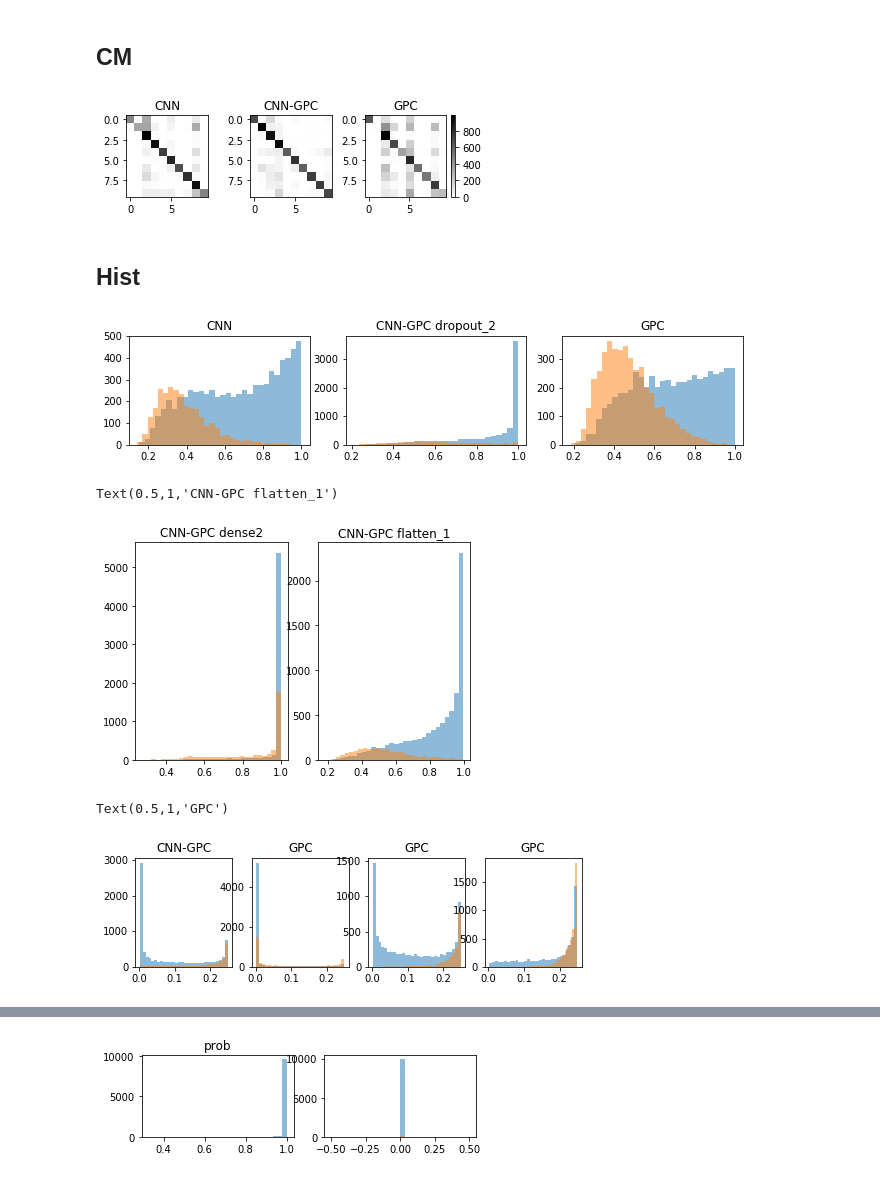
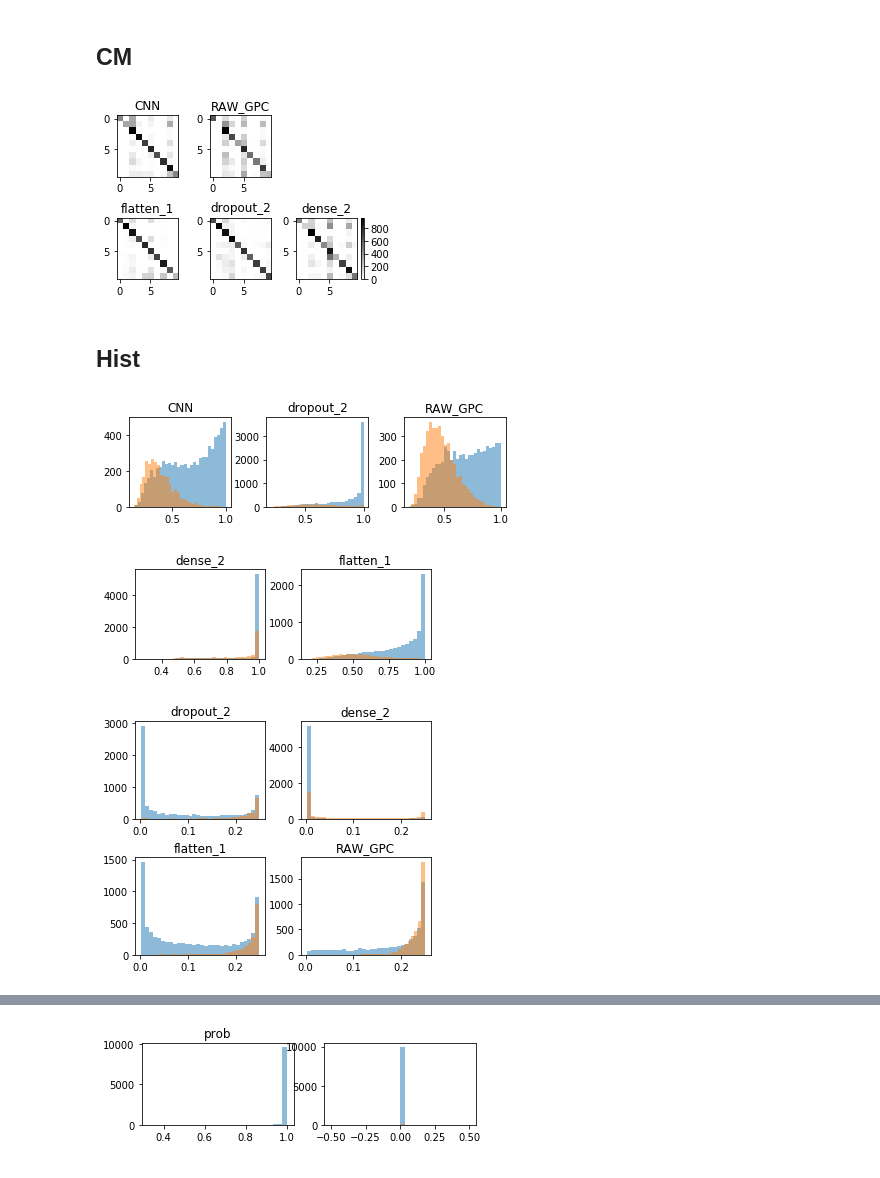
Before and after one commit to andiac/convgp, a Jupyter notebook: plot.ipynb, the cells around one changed output, grey strips where cells are left out. Drawn from its saved outputs; the diff is of its cells as text; code cells hidden in the pictures.

```diff
--- a/plot.ipynb
+++ b/plot.ipynb
@@ -114,36 +115,44 @@ gen_img(idxs, 5, "sp")
 # %%
 def confusion_matrix_gen(pred, y):
     cm = np.zeros((10, 10), dtype = "int64")
     for idx in range(len(y)):
         cm[y[idx]][pred[idx]] += 1
     return cm
 
 np.argmax(cc["prob"], axis=1).shape
 cc["Yt"].shape
 
 cc_cm = confusion_matrix_gen(np.argmax(cc["prob"], axis=1), cc["Yt"])
 c128_cm = confusion_matrix_gen(np.argmax(c128["prob"], axis=1), c128["Yt"])
 c10_cm = confusion_matrix_gen(np.argmax(c10["prob"], axis=1), c10["Yt"])
+c9216_cm = confusion_matrix_gen(np.argmax(c9216["prob"], axis=1), c9216["Yt"])
 cr_cm = confusion_matrix_gen(np.argmax(cr["prob"], axis=1), cr["Yt"])
 #print(cc_cm)
 
-fig = plt.figure(figsize=(6.3,1.5))
-plt.subplot(1, 3, 1)
+fig = plt.figure(figsize=(4.4,3))
+plt.subplot(2, 3, 1)
 plt.imshow(cc_cm, cmap="binary")
 plt.gca().set_title('CNN')
-plt.subplot(1, 3, 2)
-plt.imshow(c128_cm, cmap="binary")
-plt.gca().set_title('CNN-GPC')
 #plt.subplot(1, 4, 3)
 #plt.imshow(c10_cm, cmap="binary")
 #plt.gca().set_title('CNN-GPC')
-plt.subplot(1, 3, 3)
+plt.subplot(2, 3, 2)
 plt.imshow(cr_cm, cmap="binary")
-plt.gca().set_title('GPC')
+plt.gca().set_title('RAW_GPC')
+plt.subplot(2, 3, 4)
+plt.imshow(c9216_cm, cmap="binary")
+plt.gca().set_title('flatten_1')
+plt.subplot(2, 3, 5)
+plt.imshow(c128_cm, cmap="binary")
+plt.gca().set_title('dropout_2')
+plt.subplot(2, 3, 6)
+plt.imshow(c10_cm, cmap="binary")
+plt.gca().set_title('dense_2')
 plt.colorbar()
-fig.savefig(os.path.join('./plots/', 'confusion_matrix.eps'), format="eps", dpi=600)
+plt.tight_layout(h_pad = 1.0, w_pad=0.0)
+fig.savefig(os.path.join('./plots/', 'confusion_matrix.pdf'), format="pdf", dpi=600)
 # %% [output]
-[figure, old version]
+[figure, new version]
 # %% [markdown]
 ## Hist
 # %%
@@ -161,7 +170,7 @@ cc_max_prob = max_prob(cc["prob"])
 cc_t_idxs = np.where(cc_correct)
 cc_f_idxs = np.where(np.logical_not(cc_correct))
 
-fig = plt.figure(figsize=(11,2))
+fig = plt.figure(figsize=(6,2))
 plt.subplot(1, 3, 1)
 plt.hist(cc_max_prob[cc_t_idxs], alpha=0.5, bins=30)
 plt.hist(cc_max_prob[cc_f_idxs], alpha=0.5, bins=30)
@@ -176,7 +185,7 @@ c128_f_idxs = np.where(np.logical_not(c128_correct))
 plt.subplot(1, 3, 2)
 plt.hist(c128_max_prob[c128_t_idxs], alpha=0.5, bins=30)
 plt.hist(c128_max_prob[c128_f_idxs], alpha=0.5, bins=30)
-plt.gca().set_title('CNN-GPC dropout_2')
+plt.gca().set_title('dropout_2')
 
 cr_correct = correct(pred(cr["prob"]), cr["Yt"])
 cr_max_prob = max_prob(cr["prob"])
@@ -185,13 +194,14 @@ cr_t_idxs = np.where(cr_correct)
 cr_f_idxs = np.where(np.logical_not(cr_correct))
 
 plt.subplot(1, 3, 3)
+plt.tight_layout(h_pad = 0.0, w_pad=0.0)
 plt.hist(cr_max_prob[cr_t_idxs], alpha=0.5, bins=30)
 plt.hist(cr_max_prob[cr_f_idxs], alpha=0.5, bins=30)
-plt.gca().set_title('GPC')
+plt.gca().set_title('RAW_GPC')
 
-fig.savefig(os.path.join('./plots/', 'hist.eps'), format="eps", dpi=600)
+fig.savefig(os.path.join('./plots/', 'probhist.pdf'), format="pdf", dpi=600)
 # %% [output]
-[figure, old version]
+[figure, new version]
 # %%
 c10_correct = correct(pred(c10["prob"]), c10["Yt"])
 c10_max_prob = max_prob(c10["prob"])
@@ -199,10 +209,11 @@ c10_max_prob_var = np.diag(c10["var"][:, np.argmax(c10["prob"], axis=1)])
 c10_t_idxs = np.where(c10_correct)
 c10_f_idxs = np.where(np.logical_not(c10_correct))
 
+fig = plt.figure(figsize=(5,2))
 plt.subplot(1, 2, 1)
 plt.hist(c10_max_prob[c10_t_idxs], alpha=0.5, bins=30)
 plt.hist(c10_max_prob[c10_f_idxs], alpha=0.5, bins=30)
-plt.gca().set_title('CNN-GPC dense2')
+plt.gca().set_title('dense_2')
 
 c9216_correct = correct(pred(c9216["prob"]), c9216["Yt"])
 c9216_max_prob = max_prob(c9216["prob"])
@@ -211,30 +222,32 @@ c9216_t_idxs = np.where(c9216_correct)
 c9216_f_idxs = np.where(np.logical_not(c9216_correct))
 
 plt.subplot(1, 2, 2)
+plt.tight_layout(h_pad = 0.0, w_pad=1.0)
 plt.hist(c9216_max_prob[c9216_t_idxs], alpha=0.5, bins=30)
 plt.hist(c9216_max_prob[c9216_f_idxs], alpha=0.5, bins=30)
-plt.gca().set_title('CNN-GPC flatten_1')
+plt.gca().set_title('flatten_1')
+fig.savefig(os.path.join('./plots/', 'probhist2.pdf'), format="pdf", dpi=600)
 # %% [output]
-Text(0.5,1,'CNN-GPC flatten_1')
-[figure, old version]
+[figure, new version]
 # %%
-fig = plt.figure(figsize=(8,2))
-plt.subplot(1, 4, 1)
+fig = plt.figure(figsize=(5,4))
+plt.subplot(2, 2, 1)
 plt.hist(c128_max_prob_var[c128_t_idxs], alpha=0.5, bins=30)
 plt.hist(c128_max_prob_var[c128_f_idxs], alpha=0.5, bins=30)
-plt.gca().set_title('CNN-GPC')
-plt.subplot(1, 4, 2)
+plt.gca().set_title('dropout_2')
+plt.subplot(2, 2, 2)
 plt.hist(c10_max_prob_var[c10_t_idxs], alpha=0.5, bins=30)
 plt.hist(c10_max_prob_var[c10_f_idxs], alpha=0.5, bins=30)
-plt.gca().set_title('GPC')
-plt.subplot(1, 4, 3)
+plt.gca().set_title('dense_2')
+plt.subplot(2, 2, 3)
 plt.hist(c9216_max_prob_var[c9216_t_idxs], alpha=0.5, bins=30)
 plt.hist(c9216_max_prob_var[c9216_f_idxs], alpha=0.5, bins=30)
-plt.gca().set_title('GPC')
-plt.subplot(1, 4, 4)
+plt.gca().set_title('flatten_1')
+plt.subplot(2, 2, 4)
+plt.tight_layout(h_pad = 0.5, w_pad=0.0)
 plt.hist(cr_max_prob_var[cr_t_idxs], alpha=0.5, bins=30)
 plt.hist(cr_max_prob_var[cr_f_idxs], alpha=0.5, bins=30)
-plt.gca().set_title('GPC')
+plt.gca().set_title('RAW_GPC')
+fig.savefig(os.path.join('./plots/', 'varhist.pdf'), format="pdf", dpi=600)
 # %% [output]
-Text(0.5,1,'GPC')
-[figure, old version]
+[figure, new version]
```
Also changed, not shown: parts of 19 cells of this notebook.
